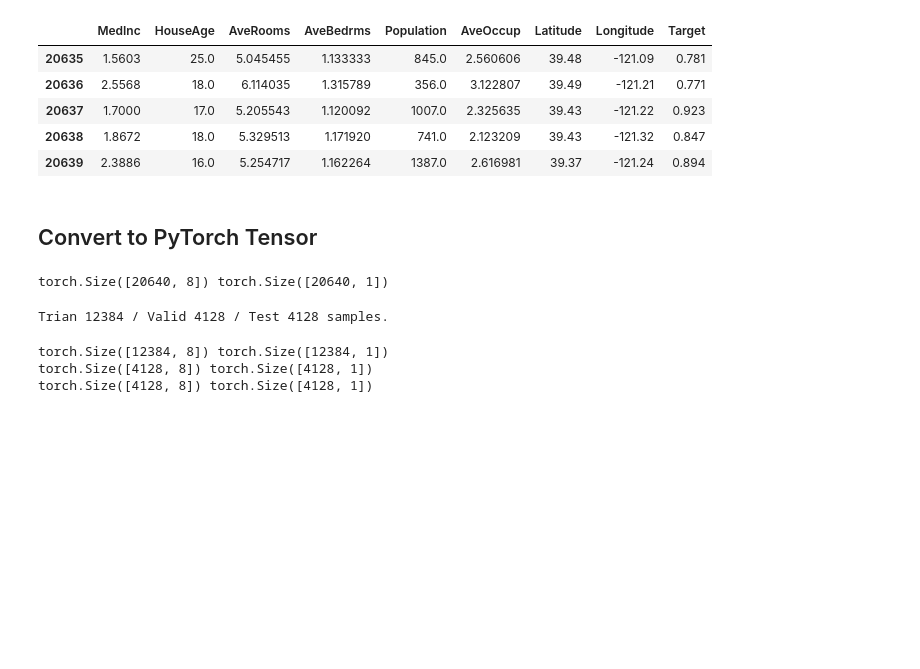
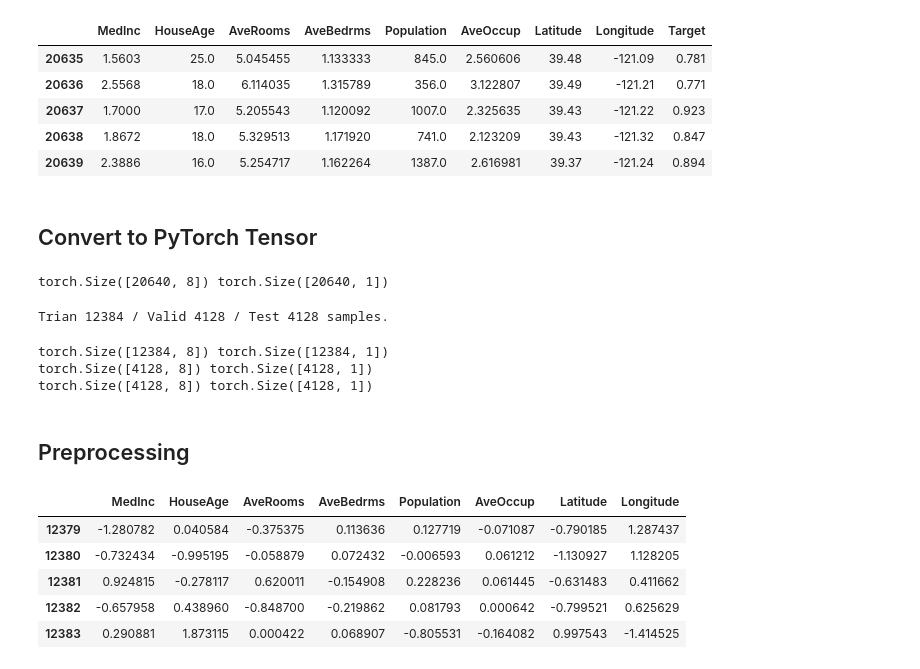
Before and after one commit to Sadnesstt/DL_Basic, a Jupyter notebook: Split_dataset.ipynb, the cells around one changed output. Saved outputs shown, nothing was run; the diff lists cells and outputs as text; code cells hidden in the pictures; blank space fills up the shorter version.

```diff
--- a/Split_dataset.ipynb
+++ b/Split_dataset.ipynb
@@ -67,3 +67,22 @@ for x_i, y_i in zip(x, y):
 torch.Size([12384, 8]) torch.Size([12384, 1])
 torch.Size([4128, 8]) torch.Size([4128, 1])
 torch.Size([4128, 8]) torch.Size([4128, 1])
+# %% [markdown]
+## Preprocessing
+# %%
+scaler = StandardScaler()
+scaler.fit(x[0].numpy()) # You must fit with train data only.
+
+x[0] = torch.from_numpy(scaler.transform(x[0].numpy())).float()
+x[1] = torch.from_numpy(scaler.transform(x[1].numpy())).float()
+x[2] = torch.from_numpy(scaler.transform(x[2].numpy())).float()
+
+df = pd.DataFrame(x[0].numpy(), columns = california.feature_names)
+df.tail()
+# %% [output]
+|  | MedInc | HouseAge | AveRooms | AveBedrms | Population | AveOccup | Latitude | Longitude |
+| 12379 | -1.280782 | 0.040584 | -0.375375 | 0.113636 | 0.127719 | -0.071087 | -0.790185 | 1.287437 |
+| 12380 | -0.732434 | -0.995195 | -0.058879 | 0.072432 | -0.006593 | 0.061212 | -1.130927 | 1.128205 |
+| 12381 | 0.924815 | -0.278117 | 0.620011 | -0.154908 | 0.228236 | 0.061445 | -0.631483 | 0.411662 |
+| 12382 | -0.657958 | 0.438960 | -0.848700 | -0.219862 | 0.081793 | 0.000642 | -0.799521 | 0.625629 |
+| 12383 | 0.290881 | 1.873115 | 0.000422 | 0.068907 | -0.805531 | -0.164082 | 0.997543 | -1.414525 |
```
Also changed, not shown: parts of 11 cells of this notebook.
